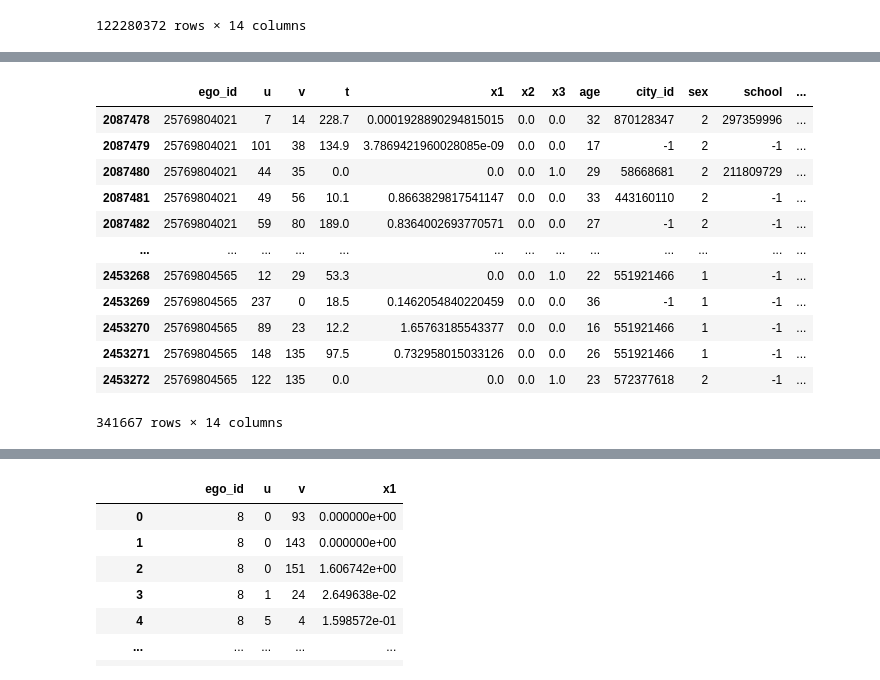
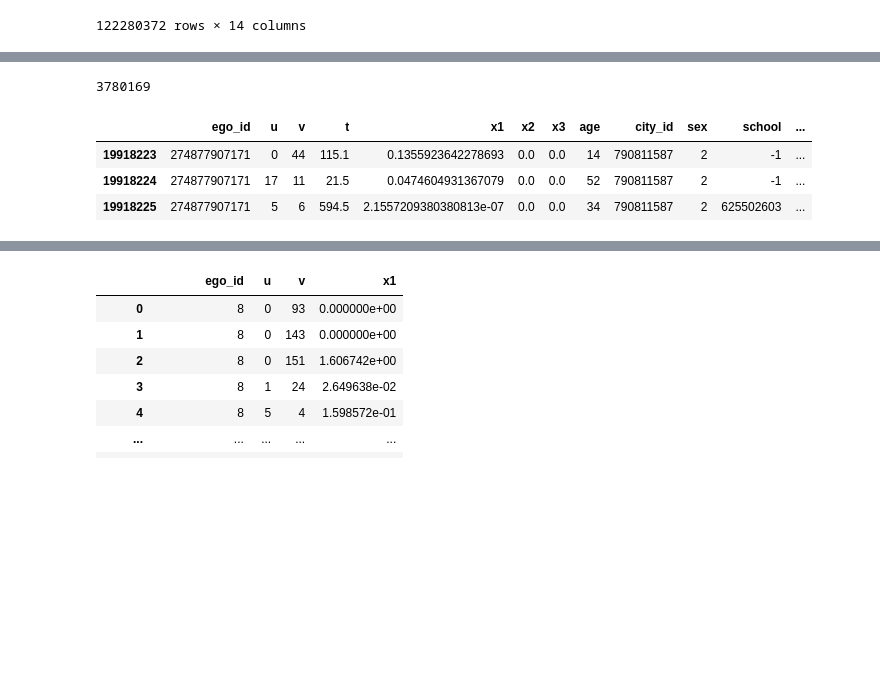
Before and after one commit to ekertn7/hacks-ai-vk-case-2023, a Jupyter notebook: preprocessing.ipynb, the cells around one changed output, grey strips where cells are left out. Saved outputs shown, nothing was run; the diff lists cells and outputs as text; code cells hidden in the pictures; blank space fills up the shorter version.

```diff
--- a/preprocessing.ipynb
+++ b/preprocessing.ipynb
@@ -150,23 +144,17 @@ train
 # %%
-test = df[df['ego_id'].isin(list(df['ego_id'].unique())[1000:1200])]
+test = df[df['ego_id'].isin(list(df['ego_id'].unique())[10000:12000])]
 test = test.dropna(
     subset=['x2', 'x3', 'age', 'city_id', 'sex', 'school', 'university'],
     axis=0,
     how='any'
 )
-test
+# test.to_pickle('data/saved_test.pkl')
+print(len(test))
+test.head(3)
 # %% [output]
+3780169
 |  | ego_id | u | v | t | x1 | x2 | x3 | age | city_id | sex | school | ... |
-| 2087478 | 25769804021 | 7 | 14 | 228.7 | 0.0001928890294815015 | 0.0 | 0.0 | 32 | 870128347 | 2 | 297359996 | ... |
-| 2087479 | 25769804021 | 101 | 38 | 134.9 | 3.7869421960028085e-09 | 0.0 | 0.0 | 17 | -1 | 2 | -1 | ... |
-| 2087480 | 25769804021 | 44 | 35 | 0.0 | 0.0 | 0.0 | 1.0 | 29 | 58668681 | 2 | 211809729 | ... |
-| 2087481 | 25769804021 | 49 | 56 | 10.1 | 0.8663829817541147 | 0.0 | 0.0 | 33 | 443160110 | 2 | -1 | ... |
-| 2087482 | 25769804021 | 59 | 80 | 189.0 | 0.8364002693770571 | 0.0 | 0.0 | 27 | -1 | 2 | -1 | ... |
-| ... | ... | ... | ... | ... | ... | ... | ... | ... | ... | ... | ... | ... |
-| 2453268 | 25769804565 | 12 | 29 | 53.3 | 0.0 | 0.0 | 1.0 | 22 | 551921466 | 1 | -1 | ... |
-| 2453269 | 25769804565 | 237 | 0 | 18.5 | 0.1462054840220459 | 0.0 | 0.0 | 36 | -1 | 1 | -1 | ... |
-| 2453270 | 25769804565 | 89 | 23 | 12.2 | 1.65763185543377 | 0.0 | 0.0 | 16 | 551921466 | 1 | -1 | ... |
-| 2453271 | 25769804565 | 148 | 135 | 97.5 | 0.732958015033126 | 0.0 | 0.0 | 26 | 551921466 | 1 | -1 | ... |
-| 2453272 | 25769804565 | 122 | 135 | 0.0 | 0.0 | 0.0 | 1.0 | 23 | 572377618 | 2 | -1 | ... |
+| 19918223 | 274877907171 | 0 | 44 | 115.1 | 0.1355923642278693 | 0.0 | 0.0 | 14 | 790811587 | 2 | -1 | ... |
+| 19918224 | 274877907171 | 17 | 11 | 21.5 | 0.0474604931367079 | 0.0 | 0.0 | 52 | 790811587 | 2 | -1 | ... |
+| 19918225 | 274877907171 | 5 | 6 | 594.5 | 2.1557209380380813e-07 | 0.0 | 0.0 | 34 | 790811587 | 2 | 625502603 | ... |
-341667 rows × 14 columns
 # %%
```
Also changed, not shown: parts of 21 cells of this notebook.
